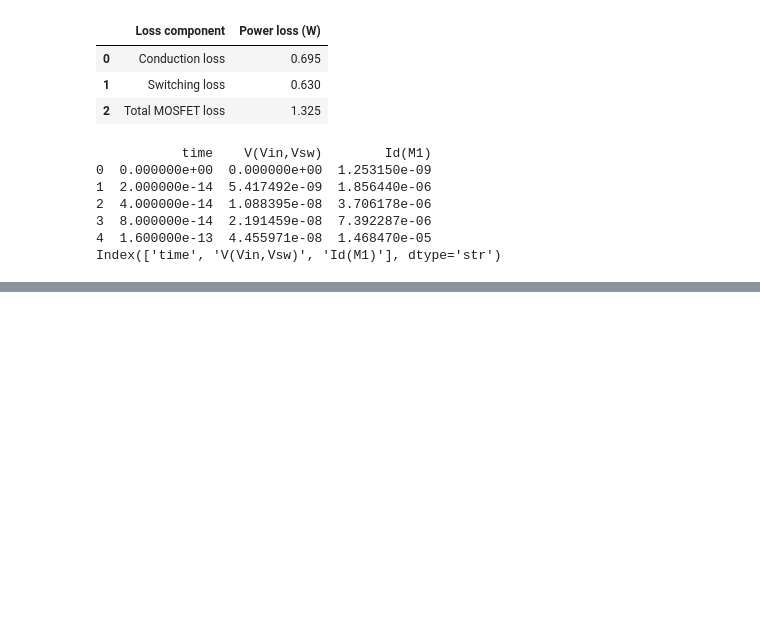
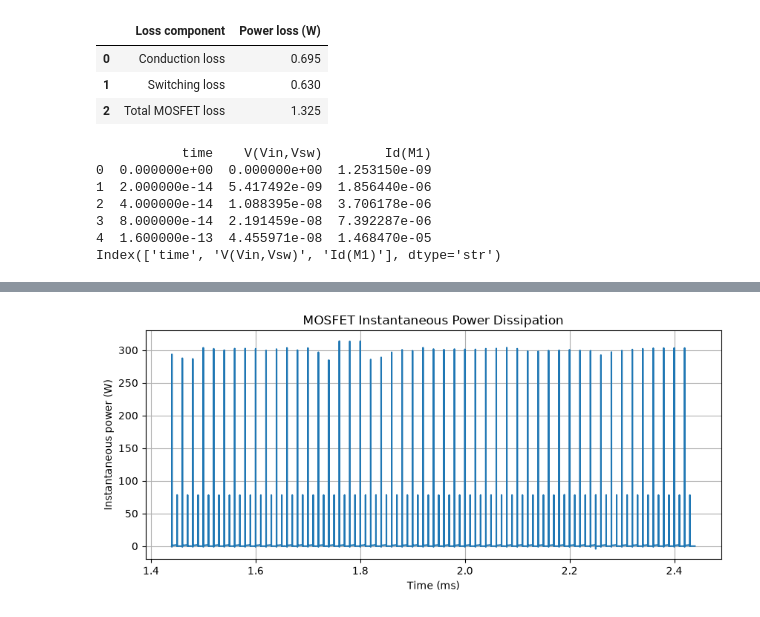
Before and after one commit to jaeheewritescode/mosfet-thermal-simulation, a Jupyter notebook: electrical-model/notebook/mosfet_loss_calculation.ipynb, the cells around one changed output, grey strips where cells are left out. Drawn from its saved outputs; the diff is of its cells as text; code cells hidden in the pictures; blank space fills up the shorter version.

```diff
--- a/electrical-model/notebook/mosfet_loss_calculation.ipynb
+++ b/electrical-model/notebook/mosfet_loss_calculation.ipynb
@@ -149,0 +192,12 @@ IndexError: index -1 is out of bounds for axis 0 with size 0
+# %%
+plt.figure(figsize=(10, 4))
+plt.plot(time * 1000, power)
+
+plt.xlabel("Time (ms)")
+plt.ylabel("Instantaneous power (W)")
+plt.title("MOSFET Instantaneous Power Dissipation")
+plt.grid()
+
+plt.show()
+# %% [output]
+[figure, added]
```
Also changed, not shown: parts of 8 cells of this notebook.
